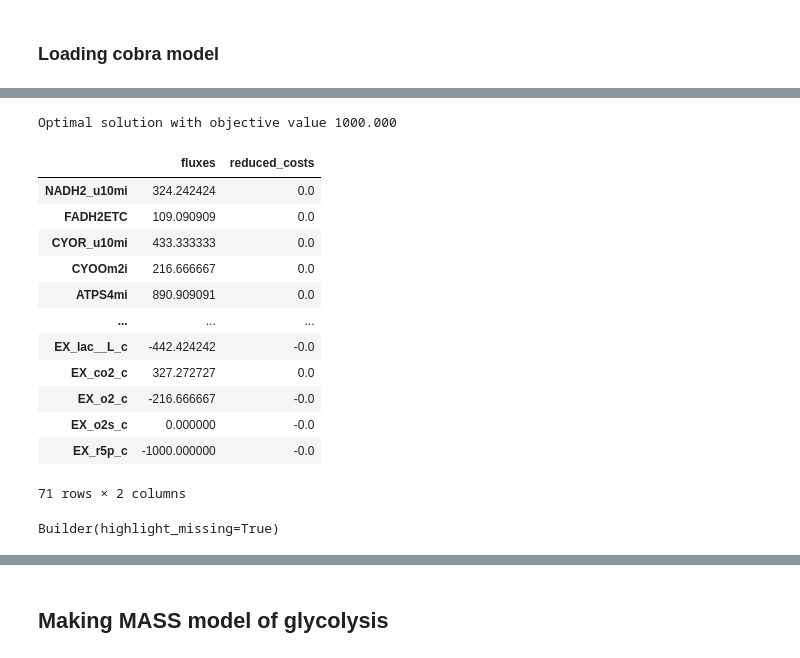
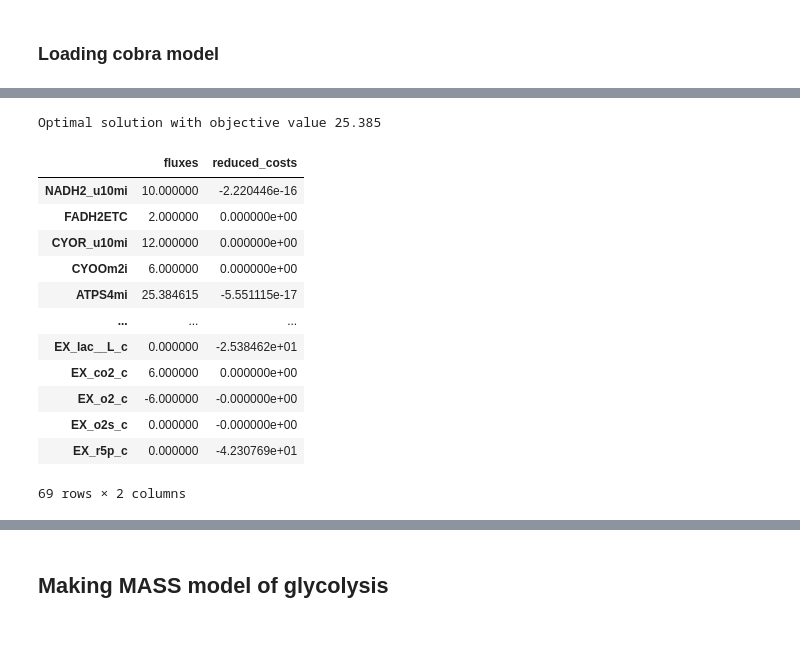
Before and after one commit to Sicily-maker/LiverModel, a Jupyter notebook: 0.0.1-core_model_recon-3D.ipynb, the cells around one changed output, grey strips where cells are left out. Drawn from its saved outputs; the diff is of its cells as text; code cells hidden in the pictures.

```diff
--- a/0.0.1-core_model_recon-3D.ipynb
+++ b/0.0.1-core_model_recon-3D.ipynb
@@ -187,2 +179,3 @@ rxn6.add_metabolites(nadphm)
 # %%
-trial.reactions.G6PP.lower_bound=0
+# trial.reactions.G6PP.lower_bound=0
+len(trial.reactions)
@@ -211,3 +228,18 @@ NADPHM {'charge': 1}
+# %%
+for met in ['glc__D_c',
+#  'pyr_c',
+'h2o_c', 'h_c', 'pi_c','lac__L_c','co2_c','o2_c','o2s_c','r5p_c']:
+    # DOUBLE CHECK PYRUVATE EXCHANGE
+    rxn = cobra.Reaction('EX_%s' % met)
+
+    trial.add_reaction(rxn)
+    rxn.add_metabolites({met: -1})
+    if met == 'glc__D_c':
+        rxn.lower_bound = -1 # by convention negative exchange flux = uptake
+    elif met == 'r5p_c' or met == 'lac__L_c' or met == 'lac__L_c':
+        rxn.lower_bound = 0
+    else:
+        rxn.lower_bound = -1000
 # %%
 trial.metabolites.h_c.charge= 1
 trial.metabolites.h_m.charge= 1
@@ -239,17 +249,3 @@ NADPHM {'charge': 2}
-# %%
-for met in ['glc__D_c',
-#  'pyr_c',
-'h2o_c', 'h_c', 'pi_c','lac__L_c','co2_c','o2_c','o2s_c','r5p_c']:
-    # DOUBLE CHECK PYRUVATE EXCHANGE
-    rxn = cobra.Reaction('EX_%s' % met)
-    trial.add_reaction(rxn)
-    rxn.add_metabolites({met: -1})
-    if met == 'glc__D_c':
-        rxn.lower_bound = -1 # by convention negative exchange flux = uptake
-    elif met == 'pyr_c':
-        rxn.lower_bound = -1000
-    else:
-        rxn.lower_bound = -1000
 # %%
 # solved_fluxes = minspan(trial, cores=3, verbose=False, timelimit=60)
 # from model_dir import minspan
@@ -264,22 +260,22 @@ len(trial.reactions)
 # %%
-trial.objective = 'EX_glc__D_c'
+trial.objective = 'ATPS4mi'
 flux_solution = trial.optimize()
 flux_solution
 # %% [output]
-Optimal solution with objective value 1000.000
+Optimal solution with objective value 25.385
 |  | fluxes | reduced_costs |
-| NADH2_u10mi | 324.242424 | 0.0 |
-| FADH2ETC | 109.090909 | 0.0 |
-| CYOR_u10mi | 433.333333 | 0.0 |
-| CYOOm2i | 216.666667 | 0.0 |
-| ATPS4mi | 890.909091 | 0.0 |
+| NADH2_u10mi | 10.000000 | -2.220446e-16 |
+| FADH2ETC | 2.000000 | 0.000000e+00 |
+| CYOR_u10mi | 12.000000 | 0.000000e+00 |
+| CYOOm2i | 6.000000 | 0.000000e+00 |
+| ATPS4mi | 25.384615 | -5.551115e-17 |
 | ... | ... | ... |
-| EX_lac__L_c | -442.424242 | -0.0 |
-| EX_co2_c | 327.272727 | 0.0 |
-| EX_o2_c | -216.666667 | -0.0 |
-| EX_o2s_c | 0.000000 | -0.0 |
-| EX_r5p_c | -1000.000000 | -0.0 |
+| EX_lac__L_c | 0.000000 | -2.538462e+01 |
+| EX_co2_c | 6.000000 | 0.000000e+00 |
+| EX_o2_c | -6.000000 | -0.000000e+00 |
+| EX_o2s_c | 0.000000 | -0.000000e+00 |
+| EX_r5p_c | 0.000000 | -4.230769e+01 |
-71 rows × 2 columns
+69 rows × 2 columns
 # %%
 #View all the reactions that we need build
 escher_builder = escher.Builder(
@@ -292,14 +288,12 @@ escher_builder = escher.Builder(
 # builder
 # escher_builder
 
-escher_builder = escher.Builder(
-    model=trial,
-    map_json=os.path.join(
-        maps_dir,"gly_ppp_tca.json"),highlight_missing=True)
+# escher_builder = escher.Builder(
+#     model=trial,
+#     map_json=os.path.join(
+#         maps_dir,"gly_ppp_tca.json"),highlight_missing=True)
 
-escher_builder
+# escher_builder
-# %% [output]
-Builder(highlight_missing=True)
 # %%
 #Escher FBA: shows the solutions on the map
 initial_flux_data = {
```
Also changed, not shown: parts of 69 cells of this notebook, 45 other files.
